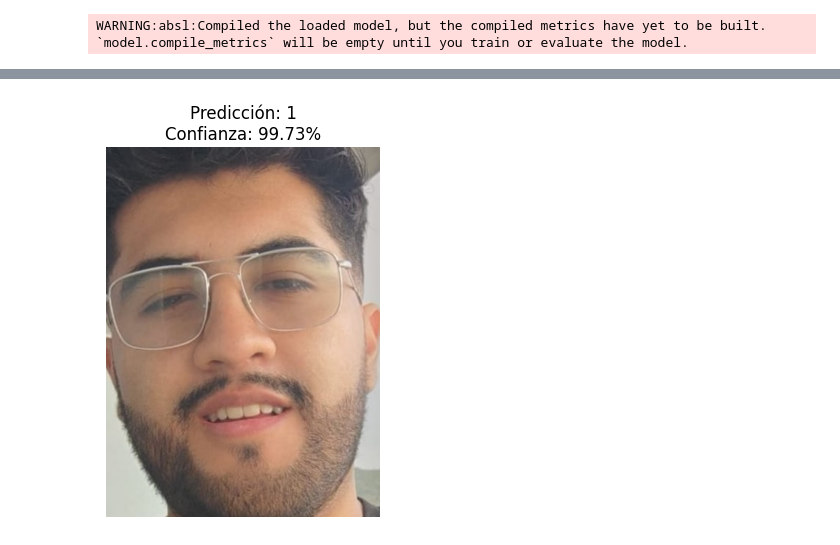
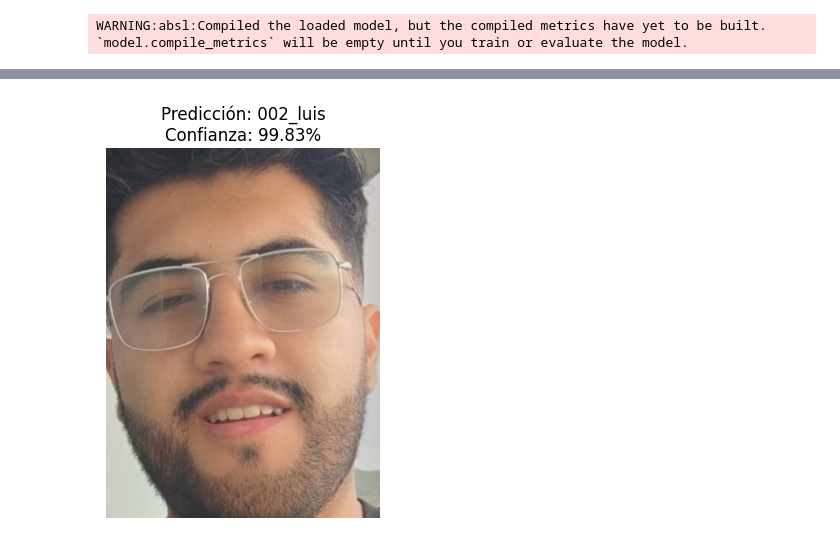
Before and after one commit to KevinDaniel97/taller-red-siamesa, a Jupyter notebook: reconocimmientoFacial/Prediccion.ipynb, the cells around one changed output, grey strips where cells are left out. Saved outputs shown, nothing was run; the diff lists cells and outputs as text; code cells hidden in the pictures.

```diff
--- a/reconocimmientoFacial/Prediccion.ipynb
+++ b/reconocimmientoFacial/Prediccion.ipynb
@@ -13,6 +13,14 @@ if not os.path.exists(model_path):
 
 model = load_model(model_path)
 print("✅ Modelo cargado correctamente.")
+
+# Directorio de las imágenes
+image_dir = 'D:/taller/dataset'
+fotos_mias_folders = sorted([folder for folder in os.listdir(image_dir) if os.path.isdir(os.path.join(image_dir, folder))])
+
+# Crear un diccionario de mapeo
+class_to_name = {i: folder for i, folder in enumerate(fotos_mias_folders)}
+print("\n🔍 Mapeo de Clases:", class_to_name)
 
 # Definir la ruta de una imagen de prueba
 image_path = "D:/taller/dataset/002_luis/001_luis.jpg"  # Cambia esta ruta a una imagen válida
@@ -33,12 +41,15 @@ prediccion = model.predict(img_resized)
 predicted_class = np.argmax(prediccion, axis=1)[0]
 confidence = np.max(prediccion) * 100
 
+# Obtener el nombre de la clase predicha
+predicted_label = class_to_name.get(predicted_class, "Desconocido")
+
 # Mostrar el resultado
-print(f"🔍 Predicción: Clase {predicted_class}, Confianza: {confidence:.2f}%")
+print(f"🔍 Predicción: {predicted_label}, Confianza: {confidence:.2f}%")
 
 # Mostrar la imagen con la predicción
 plt.imshow(img)
-plt.title(f"Predicción: {predicted_class}\nConfianza: {confidence:.2f}%")
+plt.title(f"Predicción: {predicted_label}\nConfianza: {confidence:.2f}%")
 plt.axis('off')
 plt.show()
 # %% [output]
@@ -49 +62 @@ WARNING:absl:Compiled the loaded model, but the compiled metrics have yet to be
-[figure, old version]
+[figure, new version]
```
Also changed, not shown: parts of 1 cell of this notebook, 2 other files.
